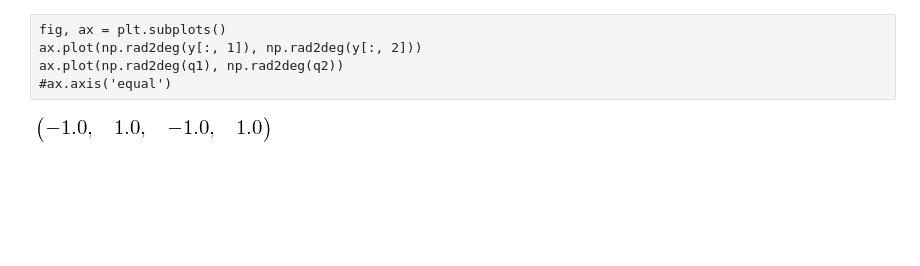
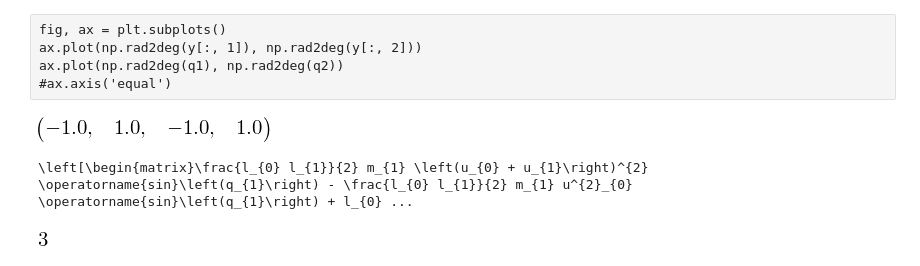
Before and after one commit to isaacyeaton/snaketurn, a Jupyter notebook: nchain-shape-space.ipynb, the cells around one changed output. Drawn from its saved outputs; the diff is of its cells as text; code cells hidden in the pictures; blank space fills up the shorter version.

```diff
--- a/nchain-shape-space.ipynb
+++ b/nchain-shape-space.ipynb
@@ -305,3 +302,11 @@ ax.axis('equal')
 [figure]
 # %%
 plt.close('all')
+# %%
+print(nchain.printer(nchain.simp(eom['kanezero'])))
+# %% [output]
+\left[\begin{matrix}\frac{l_{0} l_{1}}{2} m_{1} \left(u_{0} + u_{1}\right)^{2} \operatorname{sin}\left(q_{1}\right) - \frac{l_{0} l_{1}}{2} m_{1} u^{2}_{0} \operatorname{sin}\left(q_{1}\right) + l_{0} ...
+# %%
+n
+# %% [output]
+[figure, added]
```
Also changed, not shown: parts of 6 cells of this notebook.
